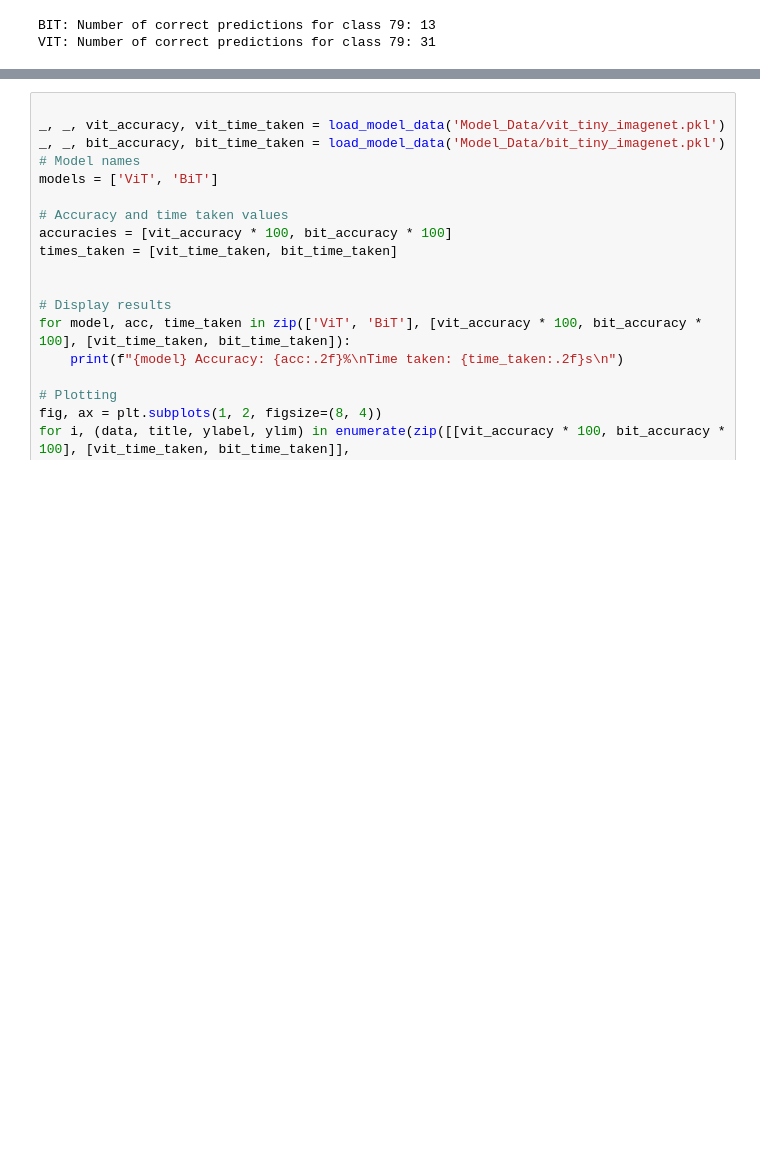
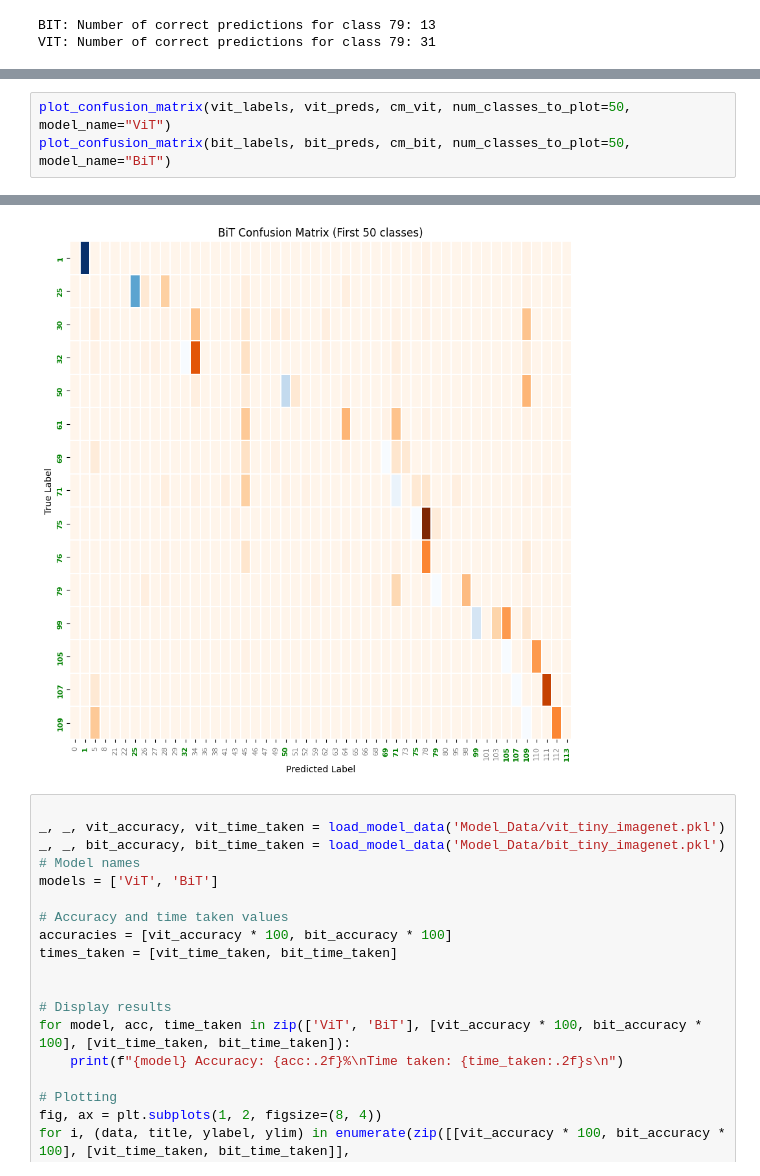
Before and after one commit to MagneticZebra/ViT-vs-CNN, a Jupyter notebook: cnn_vs_vit.ipynb, the cells around one changed output, grey strips where cells are left out. Drawn from its saved outputs; the diff is of its cells as text; blank space fills up the shorter version.

```diff
--- a/cnn_vs_vit.ipynb
+++ b/cnn_vs_vit.ipynb
@@ -461,0 +481,4 @@ VIT: Number of correct predictions for class 79: 31
+# %%
+plot_confusion_matrix(vit_labels, vit_preds, cm_vit, num_classes_to_plot=50, model_name="ViT")
+plot_confusion_matrix(bit_labels, bit_preds, cm_bit, num_classes_to_plot=50, model_name="BiT")
+# %% [output]
@@ -462,3 +486,4 @@ VIT: Number of correct predictions for class 79: 31
+[figure, added]
 # %%
 
 _, _, vit_accuracy, vit_time_taken = load_model_data('Model_Data/vit_tiny_imagenet.pkl')
```
Also changed, not shown: parts of 28 cells of this notebook.
